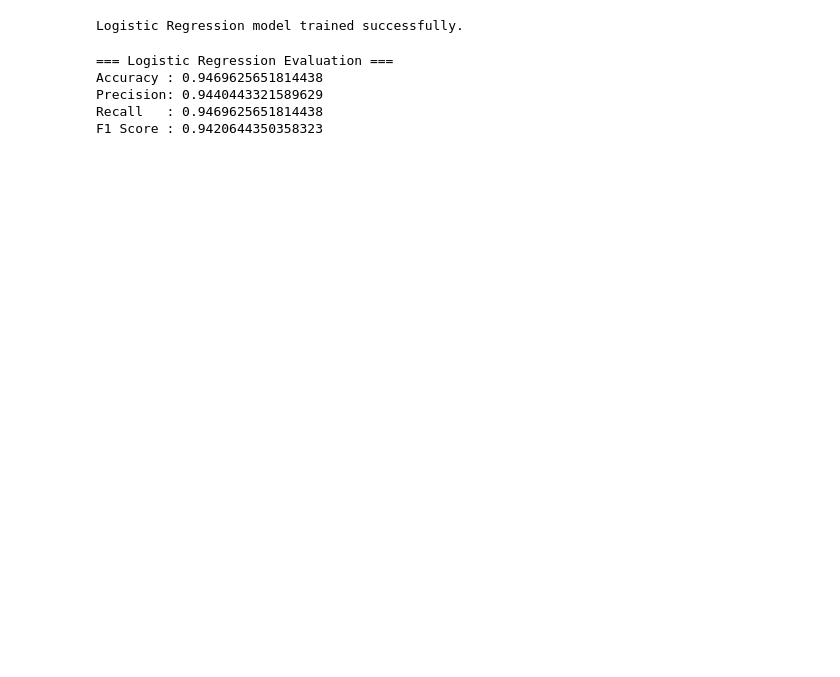
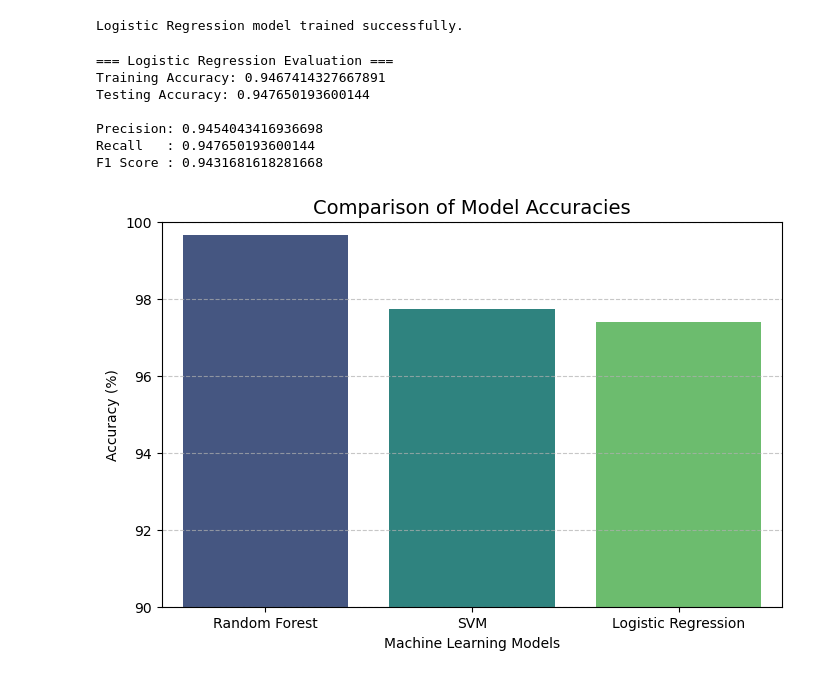
Before and after one commit to SentineNet-AI-SpringBoard/SentinelNet-AI, a Jupyter notebook: Milestone-2_SentinelNet-AI.ipynb, the cells around one changed output. Saved outputs shown, nothing was run; the diff lists cells and outputs as text; code cells hidden in the pictures; blank space fills up the shorter version.

```diff
--- a/Milestone-2_SentinelNet-AI.ipynb
+++ b/Milestone-2_SentinelNet-AI.ipynb
@@ -361,12 +410,42 @@ y_pred_lr = lr.predict(X_test)
 # %%
 print("=== Logistic Regression Evaluation ===")
-print("Accuracy :", accuracy_score(y_test, y_pred_lr))
-print("Precision:", precision_score(y_test, y_pred_lr, average='weighted'))
+train_acc = accuracy_score(y_train, lr.predict(X_train_scaled))
+test_acc = accuracy_score(y_test, y_pred_lr)
+
+print(f"Training Accuracy: {train_acc}")
+print(f"Testing Accuracy: {test_acc}")
+print("\nPrecision:", precision_score(y_test, y_pred_lr, average='weighted'))
 print("Recall   :", recall_score(y_test, y_pred_lr, average='weighted'))
 print("F1 Score :", f1_score(y_test, y_pred_lr, average='weighted'))
 # %% [output]
 === Logistic Regression Evaluation ===
-Accuracy : 0.9469625651814438
-Precision: 0.9440443321589629
-Recall   : 0.9469625651814438
-F1 Score : 0.9420644350358323
+Training Accuracy: 0.9467414327667891
+Testing Accuracy: 0.947650193600144
+
+Precision: 0.9454043416936698
+Recall   : 0.947650193600144
+F1 Score : 0.9431681618281668
+# %%
+import matplotlib.pyplot as plt
+import seaborn as sns
+import pandas as pd
+
+# Model accuracies
+data = {
+    'Model': ['Random Forest', 'SVM', 'Logistic Regression'],
+    'Accuracy': [99.66, 97.73, 97.39]  # use your actual accuracy values
+}
+
+df = pd.DataFrame(data)
+
+# Plot
+plt.figure(figsize=(8, 5))
+sns.barplot(x='Model', y='Accuracy', data=df, palette='viridis')
+plt.title('Comparison of Model Accuracies', fontsize=14)
+plt.ylabel('Accuracy (%)')
+plt.xlabel('Machine Learning Models')
+plt.ylim(90, 100)
+plt.grid(axis='y', linestyle='--', alpha=0.7)
+plt.show()
+# %% [output]
+[figure, added]
```
Also changed, not shown: parts of 15 cells of this notebook, 1 other file.
